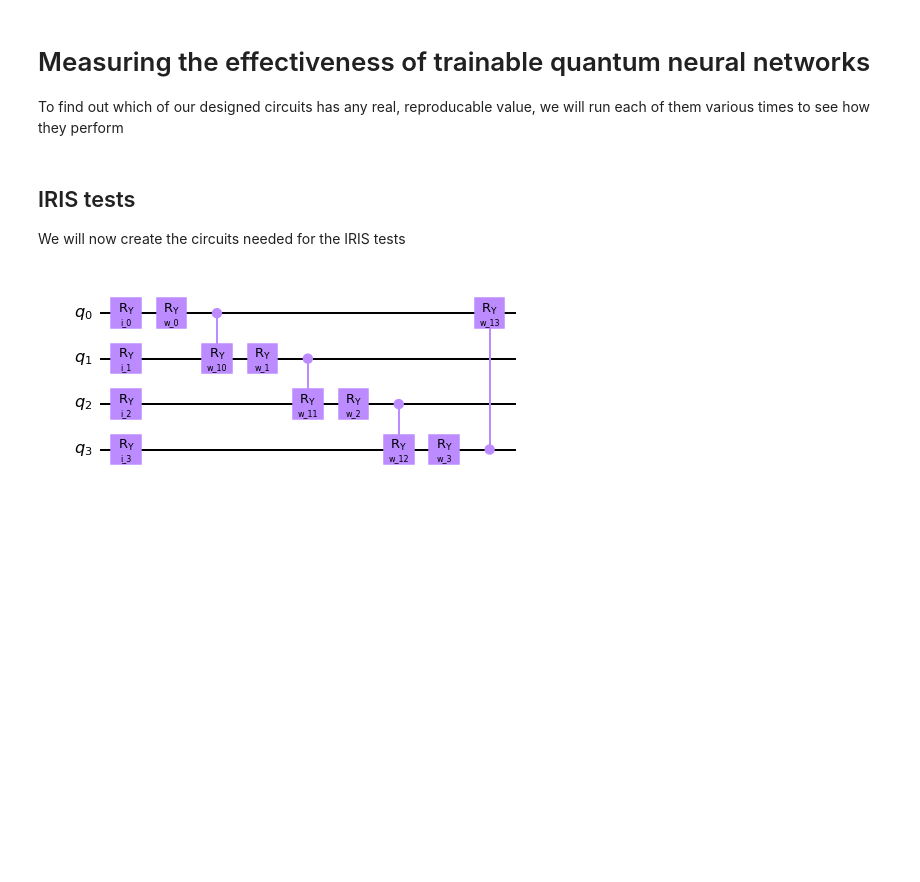
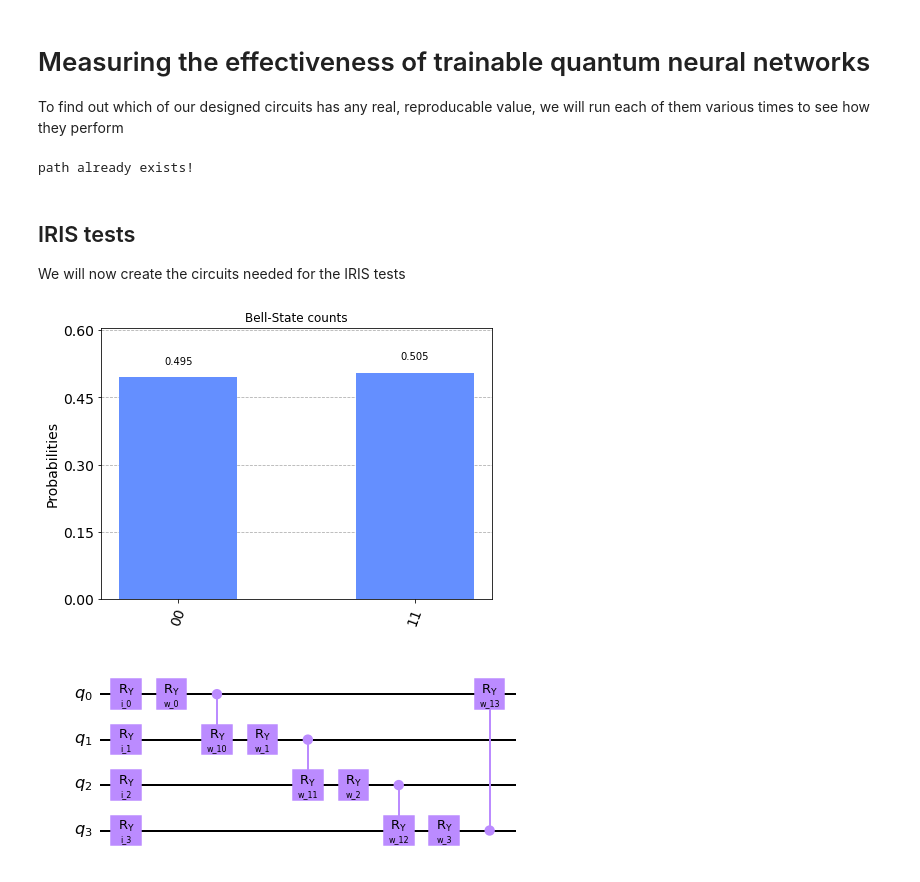
Before and after one commit to RicardoMonteiroSimoes/ZHAW_PAHS212, a Jupyter notebook: jupyter/qiskit_effectiveness_measurment_IRIS.ipynb, the cells around one changed output. Cells and saved outputs as stored; diff of their text form; code cells hidden in the pictures; blank space fills up the shorter version.

```diff
--- a/jupyter/qiskit_effectiveness_measurment_IRIS.ipynb
+++ b/jupyter/qiskit_effectiveness_measurment_IRIS.ipynb
@@ -39,6 +43,22 @@ import time
 
 random.seed(69069)
 np.random.seed(69069)
+# %%
+#create folder for figures
+import os
+path = '../figures/IRIS/non_randomized_split/'
+training_measurments_path = '../training_measurments/IRIS/non_randomized_split/'
+try:
+    os.makedirs(path)
+except:
+    print('path already exists!')
+
+try:
+    os.makedirs(training_measurments_path)
+except:
+    print('path already exists!')
+# %% [output]
+path already exists!
 # %%
 #code to normalize features to a range of -1 and 1
 from sklearn.preprocessing import MinMaxScaler
@@ -61,13 +81,16 @@ We will now create the circuits needed for the IRIS tests
 circuits = []
 datasets = []
 accuracy = []
+n_shots = 1024
 
 #Data
 dataset = load_iris()
 data = dataset['data']
 targets = np.array(dataset['target'])
 
-quantum_instance = QuantumInstance(Aer.get_backend('aer_simulator'), shots=1024)
+simulator_gpu = Aer.get_backend('aer_simulator')
+simulator_gpu.set_options(device='GPU')
+quantum_instance = QuantumInstance(simulator_gpu, shots=n_shots)
 
 datasets.append(data)
 datasets.append(normalize_data(data))
@@ -78,6 +101,22 @@ n_features = len(data[0])
 output_shape = 3
 def parity(x):
     return '{:b}'.format(x).count('1') % 3
+# %%
+####CHECK IF GPU WORKS
+circ = QuantumCircuit(2)
+circ.h(0)
+circ.cx(0, 1)
+circ.measure_all()
+
+# Transpile for simulator
+circ = transpile(circ, simulator_gpu)
+
+# Run and get counts
+result = simulator_gpu.run(circ).result()
+counts = result.get_counts(circ)
+plot_histogram(counts, title='Bell-State counts')
+# %% [output]
+[figure, added]
 # %%
 feature_map = QuantumCircuit(4)
 ansatz = QuantumCircuit(4)
```
Also changed, not shown: parts of 14 cells of this notebook, 4 other files.
